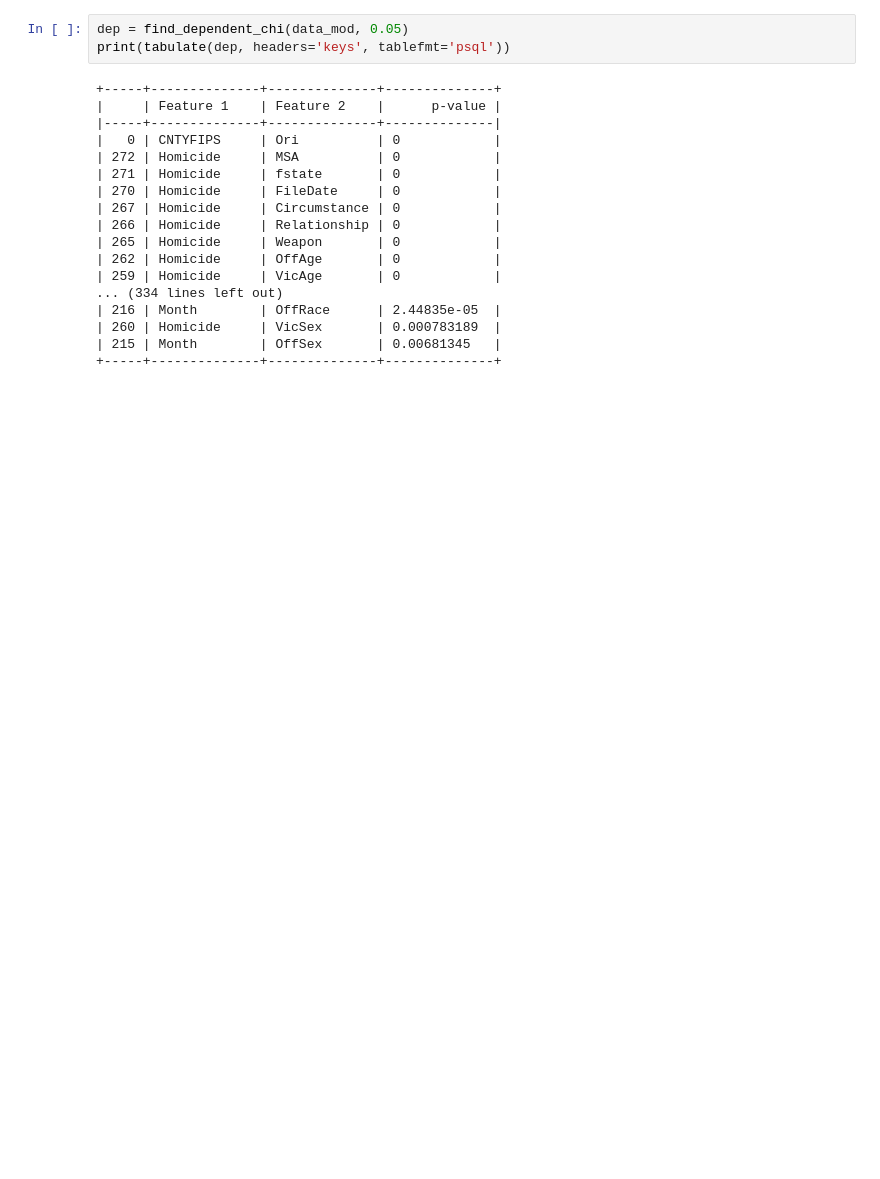
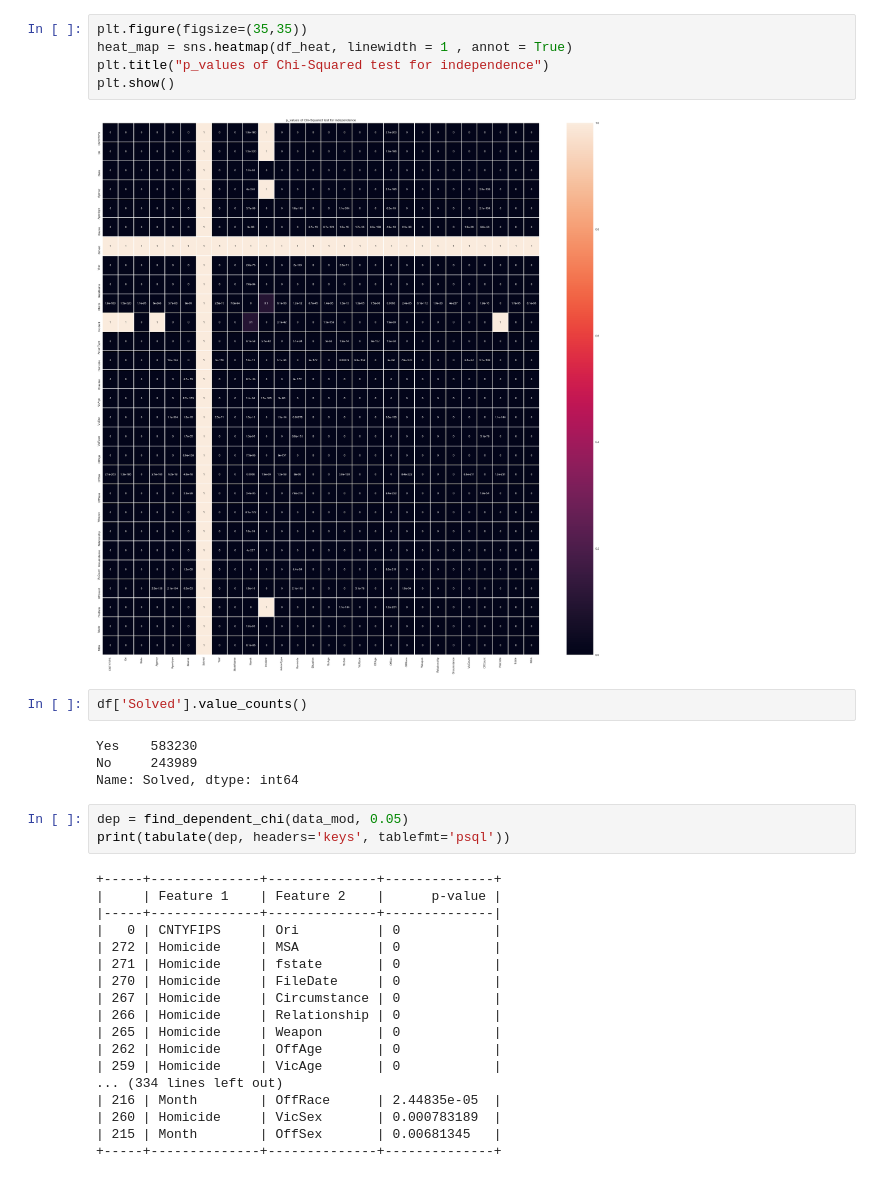
Before and after one commit to lougau92/MA1-Development-of-XAI-based-framework-to-Understand-Predict-and-Link-Homicides, a Jupyter notebook: dependency_test.ipynb, the cells around one changed output. Cells and saved outputs as stored; diff of their text form; blank space fills up the shorter version.

```diff
--- a/dependency_test.ipynb
+++ b/dependency_test.ipynb
@@ -12,3 +90,16 @@ data_mod = data.drop(['ID'], axis = 1)
+# %%
+plt.figure(figsize=(35,35))
+heat_map = sns.heatmap(df_heat, linewidth = 1 , annot = True)
+plt.title("p_values of Chi-Squared test for independence")
+plt.show()
+# %% [output]
+[figure, added]
+# %%
+df['Solved'].value_counts()
+# %% [output]
+Yes    583230
+No     243989
+Name: Solved, dtype: int64
 # %%
 dep = find_dependent_chi(data_mod, 0.05)
 print(tabulate(dep, headers='keys', tablefmt='psql'))
```
Also changed, not shown: parts of 7 cells of this notebook, 1 other file.
